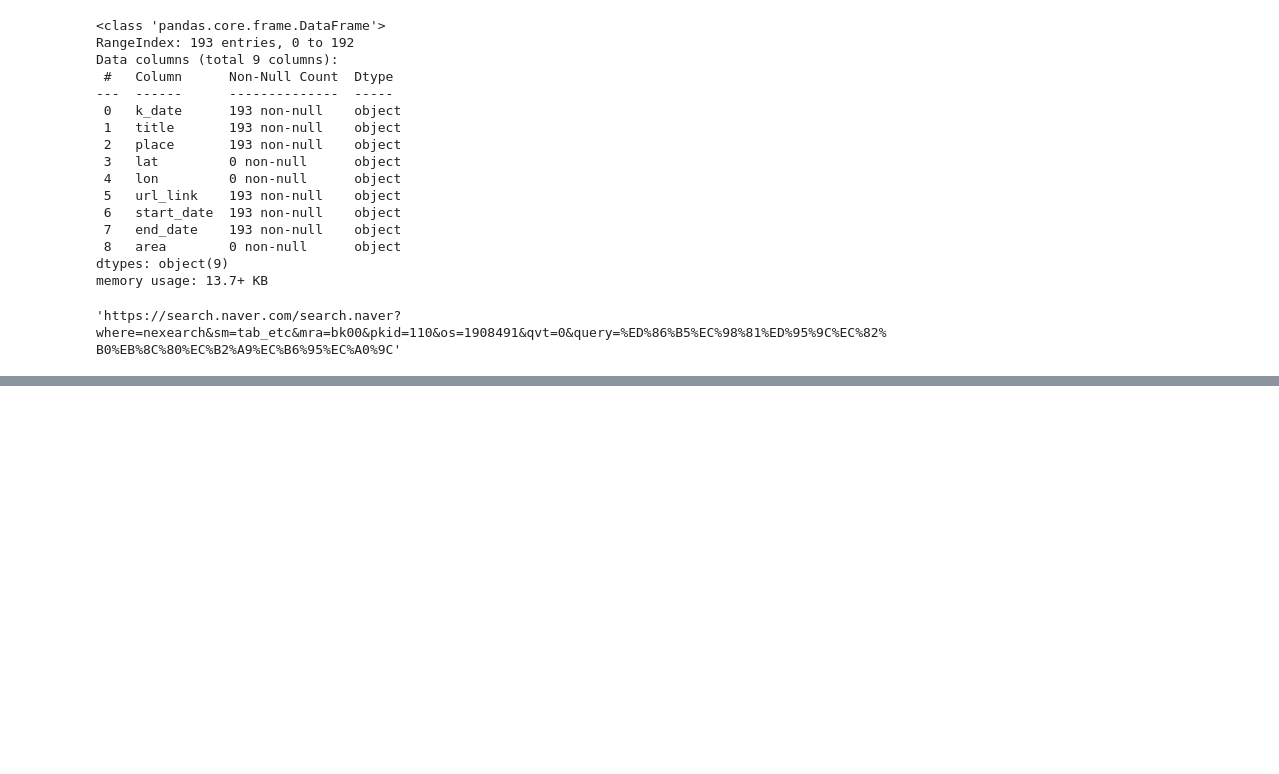
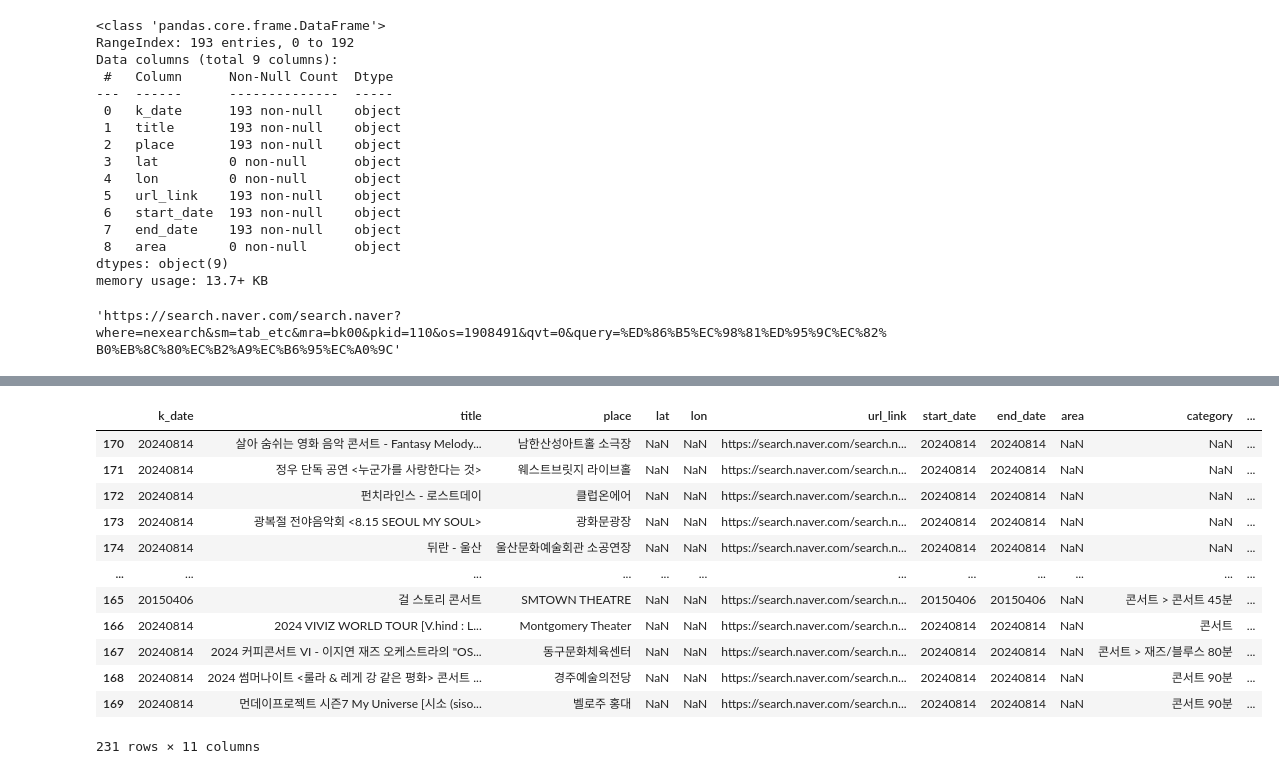
Before and after one commit to jiwon808/streamlit, a Jupyter notebook: test.ipynb, the cells around one changed output, grey strips where cells are left out. Saved outputs shown, nothing was run; the diff lists cells and outputs as text; code cells hidden in the pictures; blank space fills up the shorter version.

Commit message:
change event list up

```diff
--- a/test.ipynb
+++ b/test.ipynb
@@ -417,3 +417,9 @@ df.to_csv('event_crawling.csv', index=False)
 df.loc[0, 'url_link']
 # %% [output]
 'https://search.naver.com/search.naver?where=nexearch&sm=tab_etc&mra=bk00&pkid=110&os=1908491&qvt=0&query=%ED%86%B5%EC%98%81%ED%95%9C%EC%82%B0%EB%8C%80%EC%B2%A9%EC%B6%95%EC%A0%9C'
+# %%
+import pandas as pd
+
+df1 = pd.read_csv('event_crawling.csv')
+df1.head()
+#df2 = pd.read_csv('event_crawling_2.csv')
@@ -419,0 +463,7 @@ df.loc[0, 'url_link']
+# %%
+con1 = df1.start_date <= 20240825
+con2 = df1.end_date >= 20240825
+con3 = df1.area == '경기'
+df1 = df1[con1 & con2 & con3]
+
+df1.head()
@@ -419,0 +540,17 @@ df.loc[0, 'url_link']
+# %%
+df3 = pd.concat([df1, df2]).drop_duplicates(subset=['title', 'url_link'], keep='last')
+df3
+# %% [output]
+|  | k_date | title | place | lat | lon | url_link | start_date | end_date | area | category | ... |
+| 170 | 20240814 | 살아 숨쉬는 영화 음악 콘서트 - Fantasy Melody... | 남한산성아트홀 소극장 | NaN | NaN | https://search.naver.com/search.n... | 20240814 | 20240814 | NaN | NaN | ... |
+| 171 | 20240814 | 정우 단독 공연 <누군가를 사랑한다는 것> | 웨스트브릿지 라이브홀 | NaN | NaN | https://search.naver.com/search.n... | 20240814 | 20240814 | NaN | NaN | ... |
+| 172 | 20240814 | 펀치라인스 - 로스트데이 | 클럽온에어 | NaN | NaN | https://search.naver.com/search.n... | 20240814 | 20240814 | NaN | NaN | ... |
+| 173 | 20240814 | 광복절 전야음악회 <8.15 SEOUL MY SOUL> | 광화문광장 | NaN | NaN | https://search.naver.com/search.n... | 20240814 | 20240814 | NaN | NaN | ... |
+| 174 | 20240814 | 뒤란 - 울산 | 울산문화예술회관 소공연장 | NaN | NaN | https://search.naver.com/search.n... | 20240814 | 20240814 | NaN | NaN | ... |
+| ... | ... | ... | ... | ... | ... | ... | ... | ... | ... | ... | ... |
+| 165 | 20150406 | 걸 스토리 콘서트 | SMTOWN THEATRE | NaN | NaN | https://search.naver.com/search.n... | 20150406 | 20150406 | NaN | 콘서트 > 콘서트 45분 | ... |
+| 166 | 20240814 | 2024 VIVIZ WORLD TOUR [V.hind : L... | Montgomery Theater | NaN | NaN | https://search.naver.com/search.n... | 20240814 | 20240814 | NaN | 콘서트 | ... |
+| 167 | 20240814 | 2024 커피콘서트 VI - 이지연 재즈 오케스트라의 "OS... | 동구문화체육센터 | NaN | NaN | https://search.naver.com/search.n... | 20240814 | 20240814 | NaN | 콘서트 > 재즈/블루스 80분 | ... |
+| 168 | 20240814 | 2024 썸머나이트 <룰라 & 레게 강 같은 평화> 콘서트 ... | 경주예술의전당 | NaN | NaN | https://search.naver.com/search.n... | 20240814 | 20240814 | NaN | 콘서트 90분 | ... |
+| 169 | 20240814 | 먼데이프로젝트 시즌7 My Universe [시소 (siso... | 벨로주 홍대 | NaN | NaN | https://search.naver.com/search.n... | 20240814 | 20240814 | NaN | 콘서트 90분 | ... |
+231 rows × 11 columns
```
Also changed, not shown: parts of 11 cells of this notebook, 8 other files.
